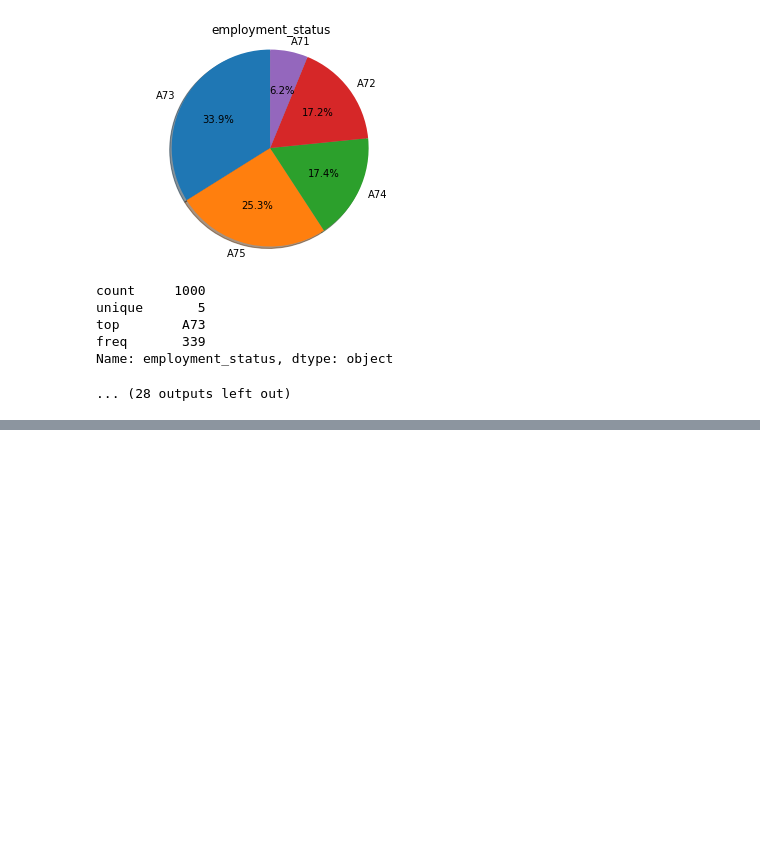
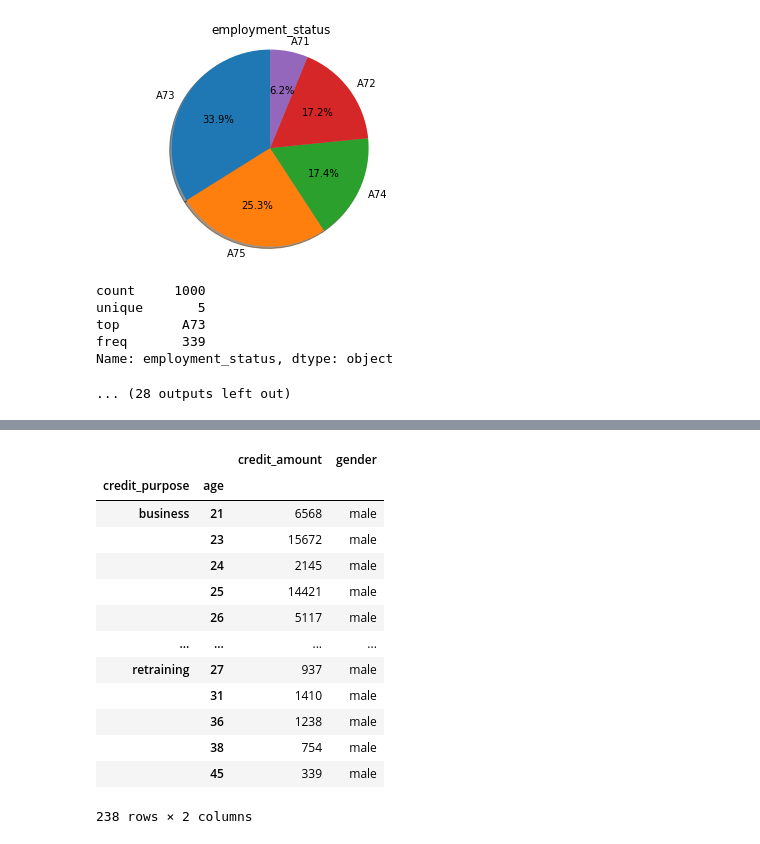
Before and after one commit to MaxKumundzhiev/IntroductionDataScience, a Jupyter notebook: eda.ipynb, the cells around one changed output, grey strips where cells are left out. Saved outputs shown, nothing was run; the diff lists cells and outputs as text; code cells hidden in the pictures; blank space fills up the shorter version.

```diff
--- a/eda.ipynb
+++ b/eda.ipynb
@@ -246,0 +394,18 @@ plt.show()
+# %%
+# MALE Statistics of age + credit amount + gender per each credit purpose group
+row[row['gender'] == 'male'].groupby(['credit_purpose', 'age']).max()
+# %% [output]
+|  |  | credit_amount | gender |
+| credit_purpose | age |  |  |
+| business | 21 | 6568 | male |
+|  | 23 | 15672 | male |
+|  | 24 | 2145 | male |
+|  | 25 | 14421 | male |
+|  | 26 | 5117 | male |
+| ... | ... | ... | ... |
+| retraining | 27 | 937 | male |
+|  | 31 | 1410 | male |
+|  | 36 | 1238 | male |
+|  | 38 | 754 | male |
+|  | 45 | 339 | male |
+238 rows × 2 columns
```
Also changed, not shown: parts of 13 cells of this notebook.
